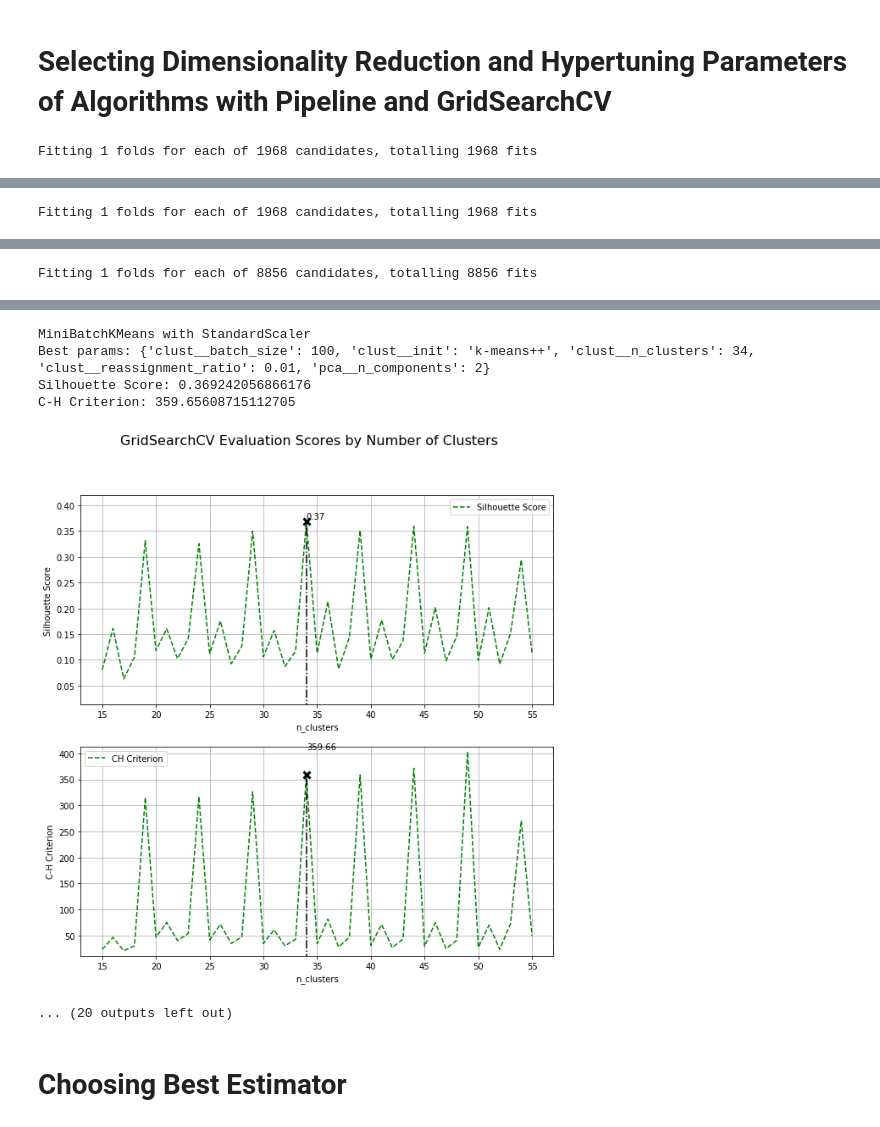
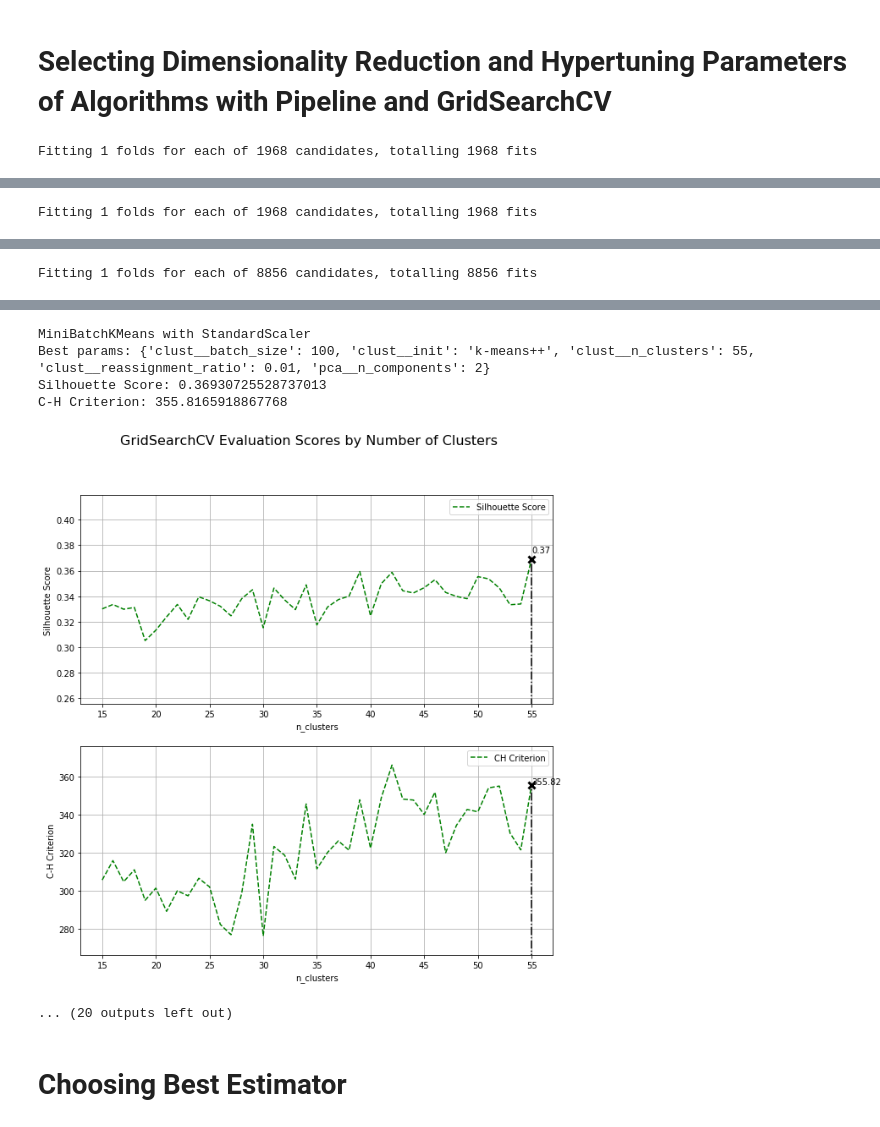
Before and after one commit to ajain1017/ideal-nba-roster-draft, a Jupyter notebook: clustering.ipynb, the cells around one changed output, grey strips where cells are left out. Cells and saved outputs as stored; diff of their text form; code cells hidden in the pictures.

```diff
--- a/clustering.ipynb
+++ b/clustering.ipynb
@@ -56,6 +56,13 @@ Text(0.5, 0, 'Number of Components')
 # Selecting Dimensionality Reduction and Hypertuning Parameters of Algorithms with Pipeline and GridSearchCV
 # %%
 def silhouette_score(estimator, X):
+
+    """Takes in pipeline estimator and dataset as arguments.
+
+       Function makes predictions of dataset using estimator and computes silhouette score.
+
+       Returns computed silhouette score."""
+
     estimator[0].fit(X)
     new = estimator[0].transform(X)
     estimator[1].fit(new)
@@ -65,6 +72,13 @@ def silhouette_score(estimator, X):
     return score
 
 def ch_criterion(estimator, X):
+
+    """Takes in pipeline estimator and dataset as arguments.
+
+       Function makes predictions of dataset using estimator and computes calinski-harabasz criterion.
+
+       Returns computed calinski-harabasz criterion."""
+
     estimator[0].fit(X)
     new = estimator[0].transform(X)
     estimator[1].fit(new)
@@ -74,18 +88,26 @@ def ch_criterion(estimator, X):
     return score
 
 
+#drop unnecessary columns from dataset
+X = all_individuals.drop(['Name', 'Team', 'Salary'], axis = 1)
 
-X = all_individuals.drop(['Name', 'Team', 'Salary'], axis = 1)
-random_state = 23
+#set random state
+random_state = 42
+
+#set cv to zero
 cv = [(slice(None), slice(None))]
+
+#create multi-scoring dictionary for gridsearch
 scoring = {'Silhouette Score': silhouette_score, 'CH Criterion': ch_criterion}
 
+#create algorithm dictionary for gridsearch
 clusteralgs = [KMeans(random_state=random_state),
                MiniBatchKMeans(random_state=random_state),
                GaussianMixture(random_state=random_state),
                Birch()
               ]
 
+#create parameters dictionary for gridsearch
 params = [##KMeans
           {'pca__n_components': list(range(2,14)),
            'clust__n_clusters': list(range(15,56)),
@@ -102,7 +124,7 @@ params = [##KMeans
            'clust__n_components': list(range(15,56)),
            'clust__covariance_type': ['full', 'tied', 'diag', 'spherical'],
            'clust__init_params': ['kmeans', 'random'],
-           'clust__max_iter': [75, 100, 125]},
+           'clust__max_iter': [50, 75, 100]},
           ##Birch
           {'pca__n_components': list(range(2,14)),
            'clust__n_clusters': list(range(15,56)),
@@ -113,8 +135,10 @@ params = [##KMeans
 #create empty lists to keep best pipelines and best clfs
 pipelines = []
 best_clustalgs = []
+
 #for loop iterating through each combination of classifier and its parameters
 for clust, param in zip(clusteralgs, params):
+
     #set pipeline with list of standard scalar, pca and cluster algorithm
     for scaler in [StandardScaler(), MinMaxScaler()]:
         pipe = Pipeline([('ss', scaler),
@@ -132,61 +156,67 @@ for clust, param in zip(clusteralgs, params):
 
         #fit model
         gs.fit(X)
+        #save results
         results = gs.cv_results_
-
         #append best estimator
         best_clustalgs.append(gs.best_estimator_)
-
         #append pipeline
         pipelines.append(pipe)
-
         #print cluster algorithm and its name
         print(clust.__class__.__name__, 'with', scaler.__class__.__name__)
-
         #print params of best model
         print('Best params:', gs.best_params_)
-
         #print silhouette score
-
         print('Silhouette Score:', silhouette_score(gs.best_estimator_, X))
-
         #print C-H Criterion
-
         print('C-H Criterion:', ch_criterion(gs.best_estimator_, X))
 
-
         #plot best estimators
-
         fig, (ax1, ax2) = plt.subplots(2, figsize=(10, 10))
+        #set title
         fig.suptitle("GridSearchCV Evaluation Scores by Number of Clusters",
                   fontsize=16)
-
-
+        #set subplot x and y labels
         ax1.set_xlabel("n_clusters")
         ax1.set_ylabel("Silhouette Score")
-
+        #set subplot x and y labels
         ax2.set_xlabel("n_clusters")
         ax2.set_ylabel("C-H Criterion")
 
+        #find index of best silhouette score for the gridsearch
         best_index = np.nonzero(results['rank_test_Silhouette Score'] == 1)[0][0]
 
-        if clust.__class__.__name__ in ['KMeans', 'MiniBatchKMeans', 'Birch']:
+        #if else statements to find number of clusters in best estimator
+        if clust.__class__.__name__ == 'KMeans':
             num_of_clusters = results['param_clust__n_clusters'][best_index]
+            div = 12
+        elif clust.__class__.__name__ == 'MiniBatchKMeans':
+            num_of_clusters = results['param_clust__n_clusters'][best_index]
+            div = 36
+        elif clust.__class__.__name__ == 'Birch':
+            num_of_clusters = results['param_clust__n_clusters'][best_index]
+            div = 48
         else:
             num_of_clusters = results['param_clust__n_components'][best_index]
+            div = 12
 
+        #for loop iterating through a range from 15 to 56, exclusive, to create lists for x-axis and y-axis
+        #where x-axis is number of clusters and y-axis is corresponding silhouette score
         x_axis = []
         y_axis_ss = []
         for x in range(15,56):
             difference = num_of_clusters - x
             x_axis.append(x)
-            y_axis_ss.append(results['mean_test_Silhouette Score'][best_index - int(difference * (len(results['params'])/(41*len(param))))])
+            y_axis_ss.append(results['mean_test_Silhouette Score'][best_index - int(difference * div)])
 
+        #for loop iterating through a range from 15 to 56, exclusive, to create list for y-axis
+        #where y-axis is corresponding c-h score
         y_axis_ch = []
         for x in range(15,56):
             difference = num_of_clusters - x
-            y_axis_ch.append(results['mean_test_CH Criterion'][best_index - int(difference * (len(results['params'])/(41*len(param))))])
+            y_axis_ch.append(results['mean_test_CH Criterion'][best_index - int(difference * div)])
 
+        #
         ax1.set_ylim(min(y_axis_ss) - .05, max(y_axis_ss) + .05)
         ax1.plot(x_axis, y_axis_ss, linestyle = '--', color='g', label='Silhouette Score')
         best_score_ss = results['mean_test_Silhouette Score'][best_index]
@@ -203,7 +233,7 @@ for clust, param in zip(clusteralgs, params):
         ax2.plot([x_axis[num_of_clusters - 15],] * 2, [0, best_score_ch],
                 linestyle='-.', color='k', marker='x', markeredgewidth=3, ms=8)
         # Annotate the best score for that scorer
-        ax2.annotate("%0.2f" % best_score_ch, (x_axis[num_of_clusters - 15], best_score + 0.005))
+        ax2.annotate("%0.2f" % best_score_ch, (x_axis[num_of_clusters - 15], best_score_ch + 0.005))
 
         ax1.legend(loc="best")
         ax1.grid(b = True, which = 'major')
@@ -259,8 +290,8 @@ Fitting 1 folds for each of 8856 candidates, totalling 8856 fits
 MiniBatchKMeans with StandardScaler
-Best params: {'clust__batch_size': 100, 'clust__init': 'k-means++', 'clust__n_clusters': 34, 'clust__reassignment_ratio': 0.01, 'pca__n_components': 2}
-Silhouette Score: 0.369242056866176
-C-H Criterion: 359.65608715112705
+Best params: {'clust__batch_size': 100, 'clust__init': 'k-means++', 'clust__n_clusters': 55, 'clust__reassignment_ratio': 0.01, 'pca__n_components': 2}
+Silhouette Score: 0.36930725528737013
+C-H Criterion: 355.8165918867768
-[figure, old version]
+[figure, new version]
 ... (20 outputs left out)
 # %% [markdown]
 # Choosing Best Estimator
```
Also changed, not shown: parts of 56 cells of this notebook.
